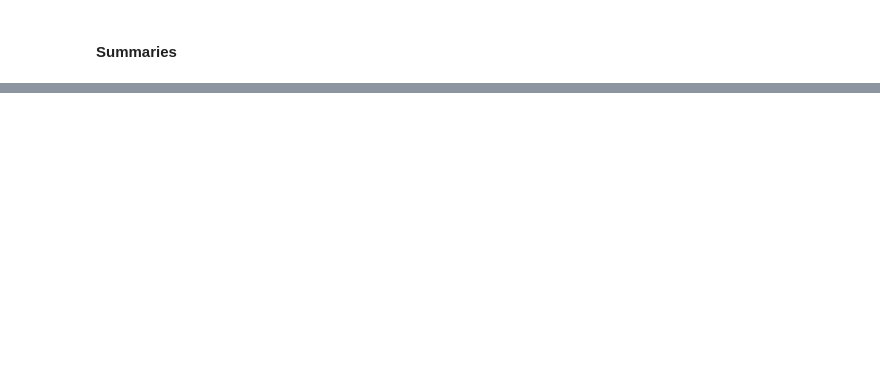
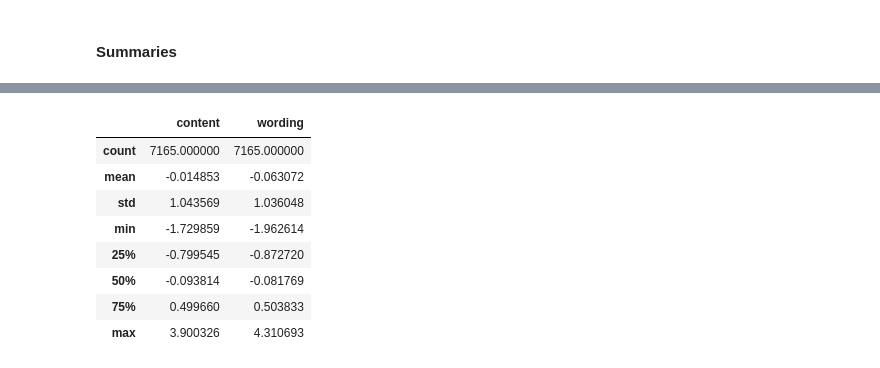
Before and after one commit to FranzCastillo/NLP-Student-Summaries, a Jupyter notebook: src/EDA.ipynb, the cells around one changed output, grey strips where cells are left out. Cells and saved outputs as stored; diff of their text form; code cells hidden in the pictures; blank space fills up the shorter version.

```diff
--- a/src/EDA.ipynb
+++ b/src/EDA.ipynb
@@ -105,0 +137,12 @@ La tabla de Summaries tiene 7165 filas y 5 columnas.
+# %%
+df_summaries.describe()
+# %% [output]
+|  | content | wording |
+| count | 7165.000000 | 7165.000000 |
+| mean | -0.014853 | -0.063072 |
+| std | 1.043569 | 1.036048 |
+| min | -1.729859 | -1.962614 |
+| 25% | -0.799545 | -0.872720 |
+| 50% | -0.093814 | -0.081769 |
+| 75% | 0.499660 | 0.503833 |
+| max | 3.900326 | 4.310693 |
```
Also changed, not shown: parts of 17 cells of this notebook, 1 other file.
